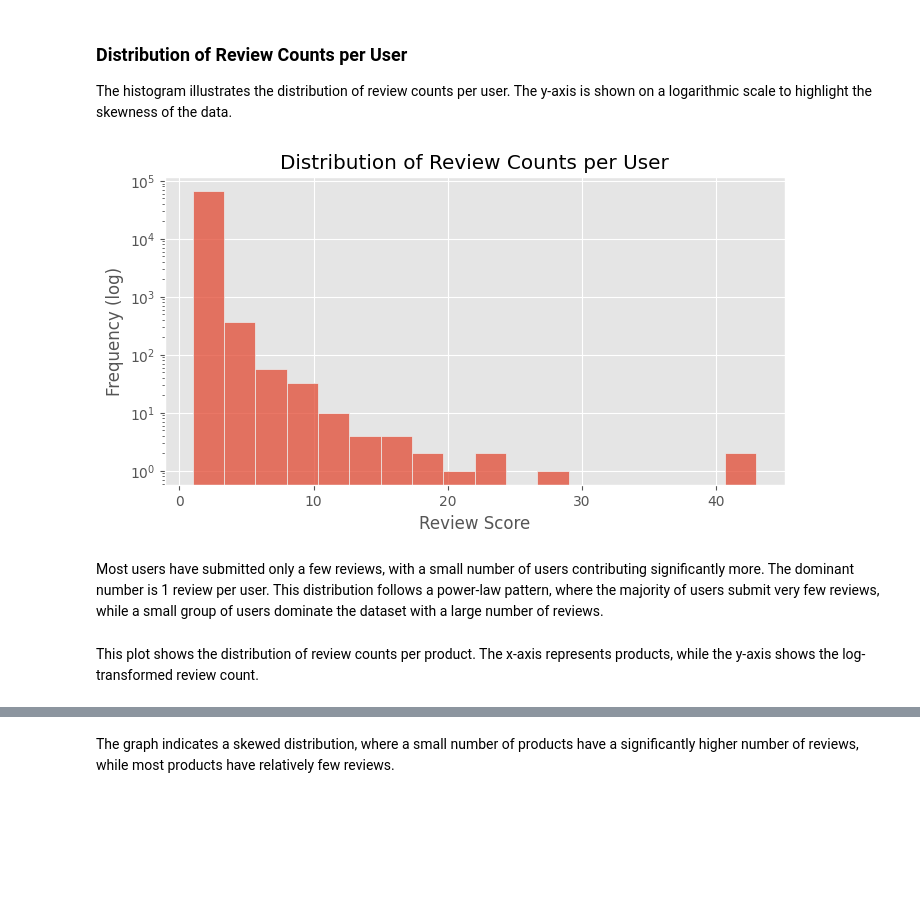
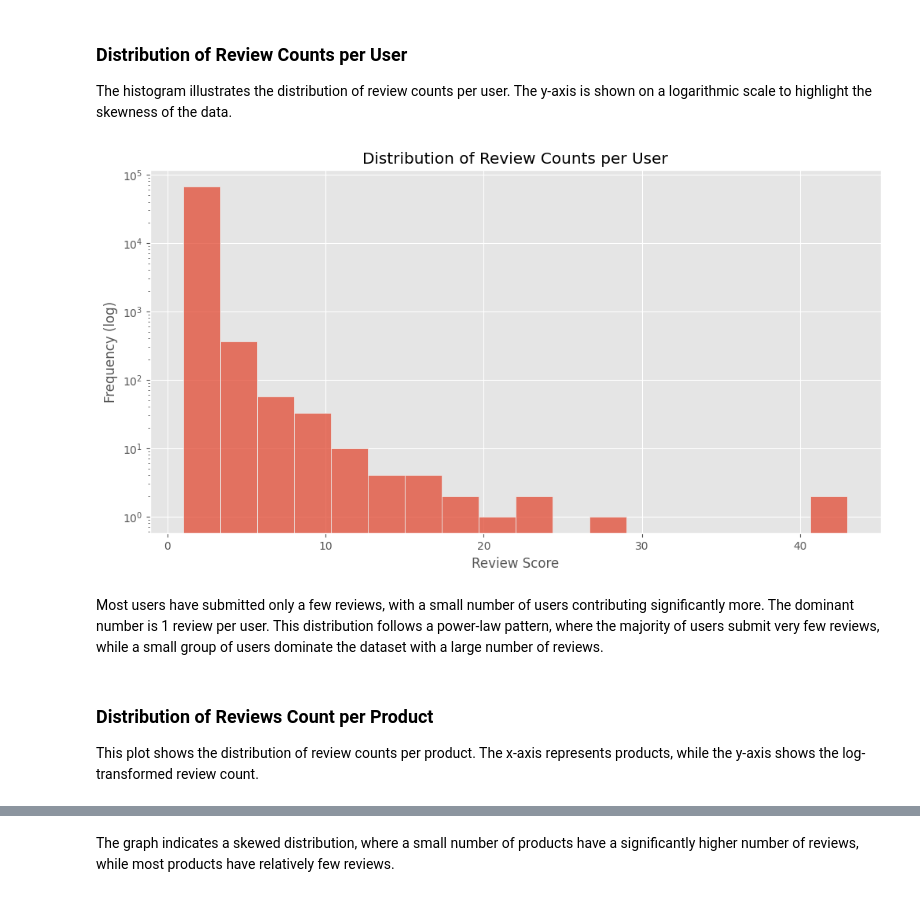
Before and after one commit to WiktorPodwin/AmazonReviews, a Jupyter notebook: analysis.ipynb, the cells around one changed output, grey strips where cells are left out. Saved outputs shown, nothing was run; the diff lists cells and outputs as text; code cells hidden in the pictures; blank space fills up the shorter version.

```diff
--- a/analysis.ipynb
+++ b/analysis.ipynb
@@ -142,19 +163,20 @@ The histogram illustrates the distribution of review counts per user. The y-axis
 # %%
 user_reviews = reviews.groupby(by='user_id')['user_id'].count()
 user_reviews = user_reviews.sort_values(ascending=True)
 
-plt.figure(figsize=(8, 4))
+plt.figure(figsize=(12, 6))
 sns.histplot(user_reviews)
 plt.title('Distribution of Review Counts per User')
 plt.ylabel('Frequency (log)')
 plt.xlabel('Review Score')
 plt.yscale('log')
 plt.show()
 # %% [output]
-[figure, old version]
+[figure, new version]
 # %% [markdown]
 Most users have submitted only a few reviews, with a small number of users contributing significantly more. The dominant number is 1 review per user. This distribution follows a power-law pattern, where the majority of users submit very few reviews, while a small group of users dominate the dataset with a large number of reviews.
 # %% [markdown]
+### Distribution of Reviews Count per Product
 This plot shows the distribution of review counts per product. The x-axis represents products, while the y-axis shows the log-transformed review count.
 # %%
 product_reviews = reviews.groupby(by='product_id')['product_id'].count()
```
Also changed, not shown: parts of 30 cells of this notebook, 2 other files.
